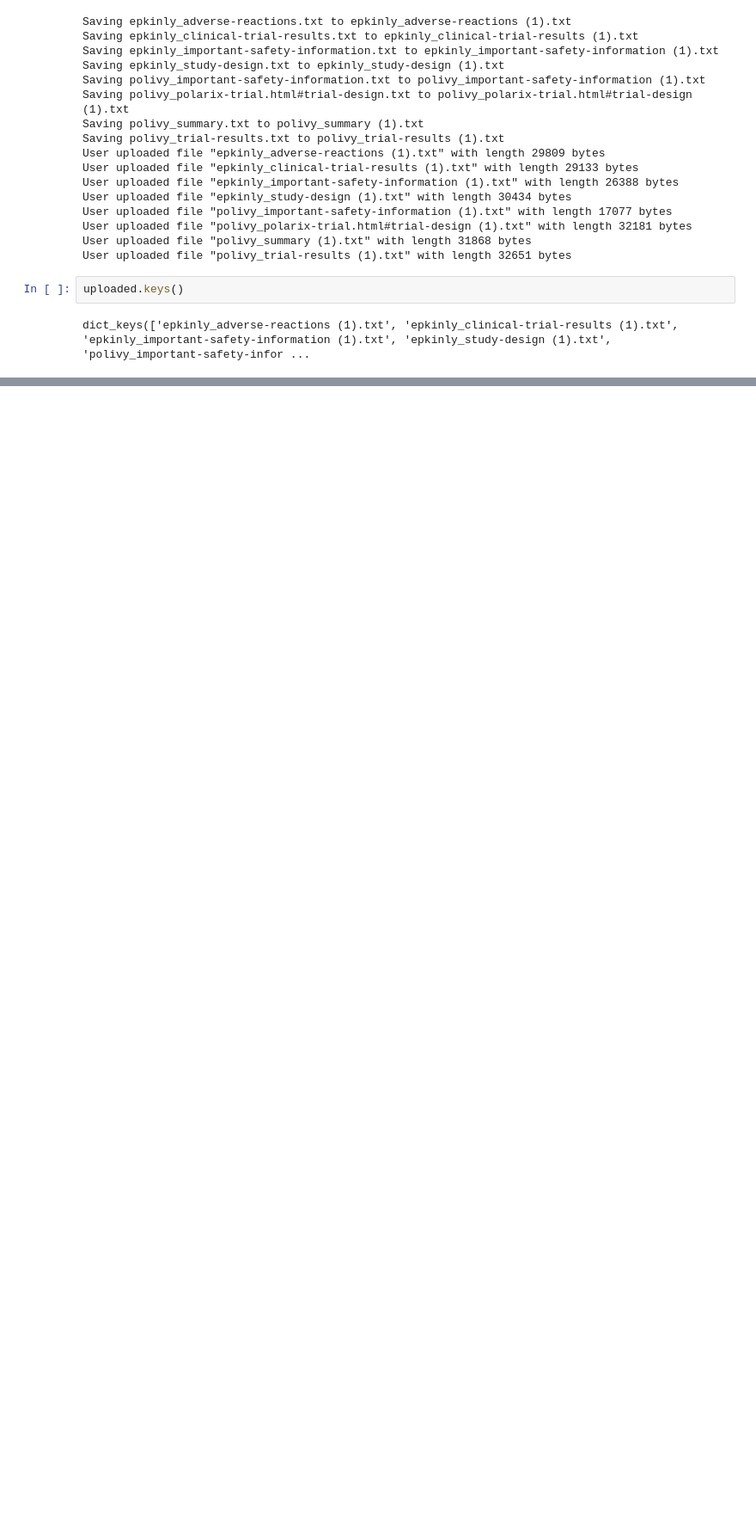
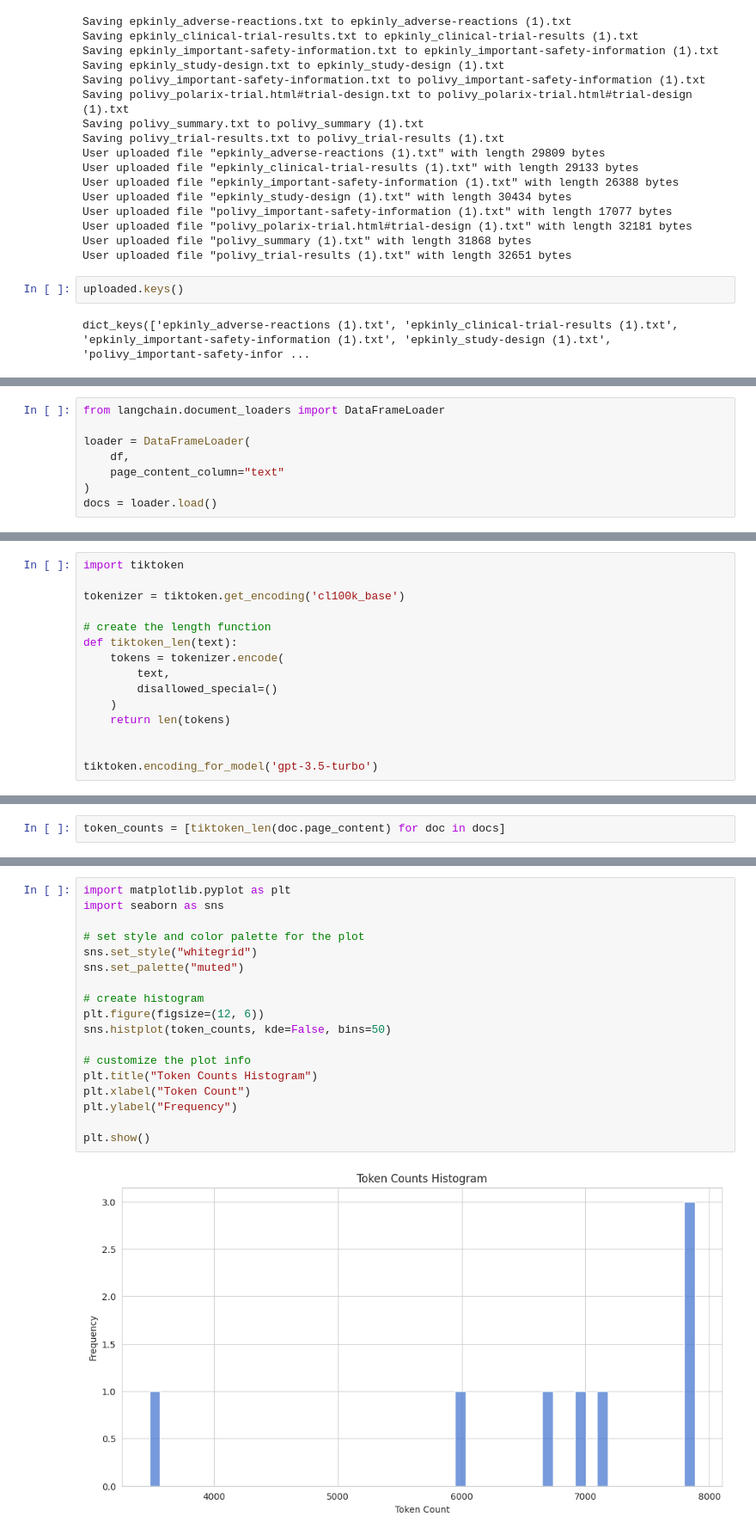
Before and after one commit to hateley/RAG-chatbot, a Jupyter notebook: rag_chatbot.ipynb, the cells around one changed output, grey strips where cells are left out. Shown: that part at 86% size. Drawn from its saved outputs; the diff is of its cells as text; blank space fills up the shorter version.

```diff
--- a/rag_chatbot.ipynb
+++ b/rag_chatbot.ipynb
@@ -151 +155,9 @@ for document in documents:
+# %%
+from langchain.document_loaders import DataFrameLoader
+
+loader = DataFrameLoader(
+    df,
+    page_content_column="text"
+)
+docs = loader.load()
 # %%
@@ -160,0 +175,15 @@ text: polivy_summary.txt.  POLIVY® (polatuzumab vedotin-piiq) Safety Profile
+# %%
+import tiktoken
+
+tokenizer = tiktoken.get_encoding('cl100k_base')
+
+# create the length function
+def tiktoken_len(text):
+    tokens = tokenizer.encode(
+        text,
+        disallowed_special=()
+    )
+    return len(tokens)
+
+
+tiktoken.encoding_for_model('gpt-3.5-turbo')
@@ -160,0 +192,2 @@ text: polivy_summary.txt.  POLIVY® (polatuzumab vedotin-piiq) Safety Profile
+# %%
+token_counts = [tiktoken_len(doc.page_content) for doc in docs]
@@ -160,0 +202,20 @@ text: polivy_summary.txt.  POLIVY® (polatuzumab vedotin-piiq) Safety Profile
+# %%
+import matplotlib.pyplot as plt
+import seaborn as sns
+
+# set style and color palette for the plot
+sns.set_style("whitegrid")
+sns.set_palette("muted")
+
+# create histogram
+plt.figure(figsize=(12, 6))
+sns.histplot(token_counts, kde=False, bins=50)
+
+# customize the plot info
+plt.title("Token Counts Histogram")
+plt.xlabel("Token Count")
+plt.ylabel("Frequency")
+
+plt.show()
+# %% [output]
+[figure, added]
```
Also changed, not shown: parts of 13 cells of this notebook.
